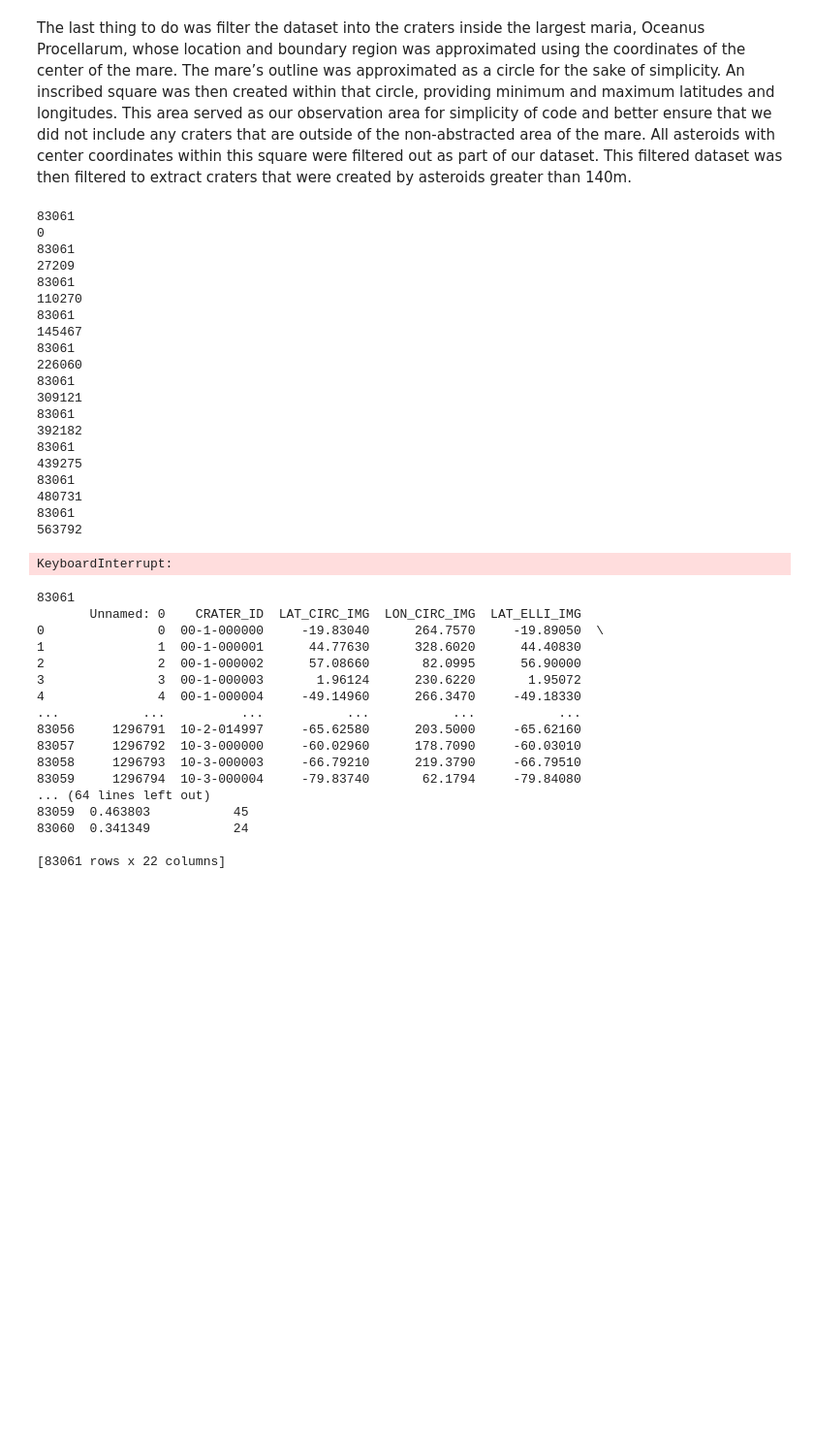
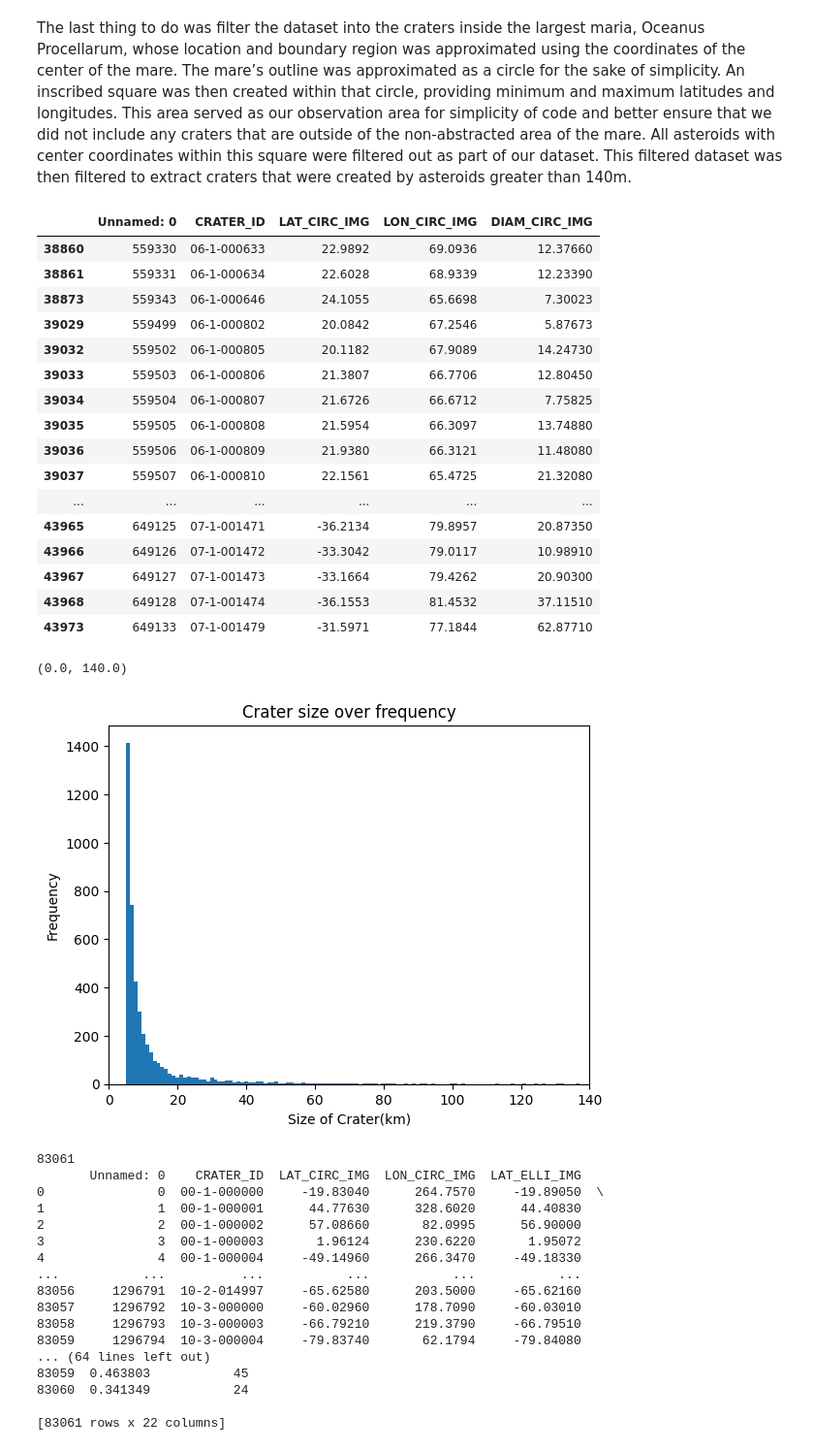
Before and after one commit to jlevitsky/AstroStatsFinal, a Jupyter notebook: FinalNotebook.ipynb, the cells around one changed output. Shown at 97% size. Saved outputs shown, nothing was run; the diff lists cells and outputs as text; code cells hidden in the pictures; blank space fills up the shorter version.

Commit message:
Created (most of) meaningful plot

```diff
--- a/FinalNotebook.ipynb
+++ b/FinalNotebook.ipynb
@@ -141,36 +141,33 @@ maria=pd.read_csv("mare_locations.csv", sep = ",", header=0, names=['FEATURE_NAM
 crater_list=pd.DataFrame()
 for mare in range(len(maria)):
         # Find all craters likely caused by asteroids >140m
-    half_distance= maria.DIAMETER[mare]/2 #This distance is the number of degrees you would need to travel from the center of the mare to the side of an inscribed rectangle within it
+    half_distance_km= maria.DIAMETER[mare]/2 #This distance is the number of kilometers you would need to travel from the center of the mare to the side of an inscribed rectangle within it
+    half_distance_degrees=half_distance_km/30.323350424146458 #Convert to degrees
     center_long=maria.CENTER_LON[mare]   #This is the longitude coordinate of the center of the mare
     center_lat=maria.CENTER_LAT[mare] #This is the latitude coordinate of the center of the mare
-    found_craters=find_craters_in_maria(center_lat,center_long,half_distance)
-    print(len(crater_list))
+    found_craters=find_craters_in_maria(center_lat,center_long,half_distance_degrees)
+    #print(len(crater_list))
     crater_list=pd.concat([crater_list,found_craters])
 
-print(crater_list)
+crater_list.head(50)
 # %% [output]
-83061
-0
-83061
-27209
-83061
-110270
-83061
-145467
-83061
-226060
-83061
-309121
-83061
-392182
-83061
-439275
-83061
-480731
-83061
-563792
-KeyboardInterrupt:
+|  | Unnamed: 0 | CRATER_ID | LAT_CIRC_IMG | LON_CIRC_IMG | DIAM_CIRC_IMG |
+| 38860 | 559330 | 06-1-000633 | 22.9892 | 69.0936 | 12.37660 |
+| 38861 | 559331 | 06-1-000634 | 22.6028 | 68.9339 | 12.23390 |
+| 38873 | 559343 | 06-1-000646 | 24.1055 | 65.6698 | 7.30023 |
+| 39029 | 559499 | 06-1-000802 | 20.0842 | 67.2546 | 5.87673 |
+| 39032 | 559502 | 06-1-000805 | 20.1182 | 67.9089 | 14.24730 |
+| 39033 | 559503 | 06-1-000806 | 21.3807 | 66.7706 | 12.80450 |
+| 39034 | 559504 | 06-1-000807 | 21.6726 | 66.6712 | 7.75825 |
+| 39035 | 559505 | 06-1-000808 | 21.5954 | 66.3097 | 13.74880 |
+| 39036 | 559506 | 06-1-000809 | 21.9380 | 66.3121 | 11.48080 |
+| 39037 | 559507 | 06-1-000810 | 22.1561 | 65.4725 | 21.32080 |
+| ... | ... | ... | ... | ... | ... |
+| 43965 | 649125 | 07-1-001471 | -36.2134 | 79.8957 | 20.87350 |
+| 43966 | 649126 | 07-1-001472 | -33.3042 | 79.0117 | 10.98910 |
+| 43967 | 649127 | 07-1-001473 | -33.1664 | 79.4262 | 20.90300 |
+| 43968 | 649128 | 07-1-001474 | -36.1553 | 81.4532 | 37.11510 |
+| 43973 | 649133 | 07-1-001479 | -31.5971 | 77.1844 | 62.87710 |
 # %%
 def find_craters_in_maria(center_lat,center_lon, half_diameter):
     """
@@ -203,4 +211,17 @@ def find_craters_in_maria(center_lat,center_lon, half_diameter):
     return filtered_craters
+# %%
+#plotting
+
+import matplotlib.pyplot as plt
+import matplotlib
+plt.hist(crater_list["DIAM_CIRC_IMG"], bins=1000)
+plt.title("Crater size over frequency")
+plt.xlabel("Size of Crater(km)")
+plt.ylabel("Frequency")
+plt.xlim(0,140)
+# %% [output]
+(0.0, 140.0)
+[figure, added]
 # %%
 
 #Filtering By Crater Size
```
Also changed, not shown: parts of 8 cells of this notebook.
